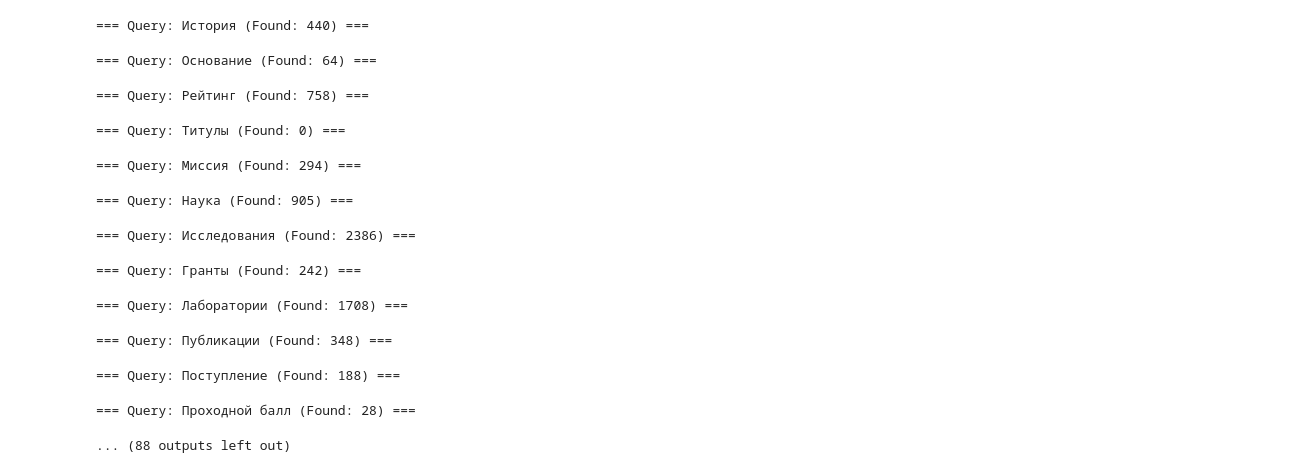
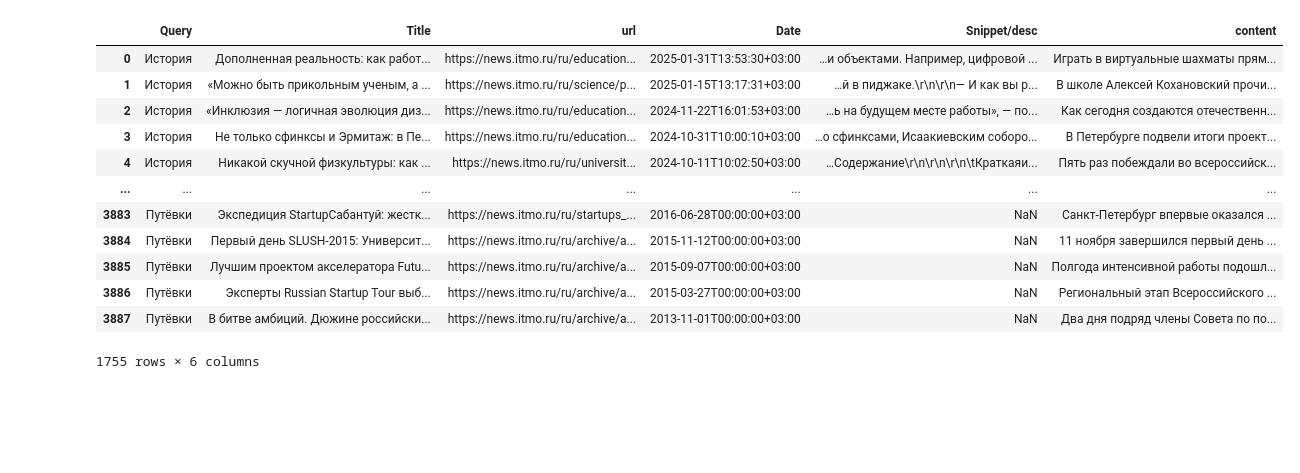
Before and after one commit to triflt/agent, a Jupyter notebook: src/utils/full_search_pipeline.ipynb, the cells around one changed output. Cells and saved outputs as stored; diff of their text form; code cells hidden in the pictures; blank space fills up the shorter version.

Commit message:
data and scheduling airflow task

```diff
--- a/src/utils/full_search_pipeline.ipynb
+++ b/src/utils/full_search_pipeline.ipynb
@@ -273,7 +610,22 @@ if __name__ == "__main__":
+# %%
+test = pd.read_csv('itmo_search_results_LARGE.csv', on_bad_lines='skip', delimiter=';')
+# %%
+test.drop_duplicates(subset='url')
+# %% [output]
+|  | Query | Title | url | Date | Snippet/desc | content |
+| 0 | История | Дополненная реальность: как работ... | https://news.itmo.ru/ru/education... | 2025-01-31T13:53:30+03:00 | …и объектами. Например, цифровой ... | Играть в виртуальные шахматы прям... |
+| 1 | История | «Можно быть прикольным ученым, а ... | https://news.itmo.ru/ru/science/p... | 2025-01-15T13:17:31+03:00 | …й в пиджаке.\r\n\r\n― И как вы р... | В школе Алексей Кохановский прочи... |
+| 2 | История | «Инклюзия — логичная эволюция диз... | https://news.itmo.ru/ru/education... | 2024-11-22T16:01:53+03:00 | …ь на будущем месте работы», — по... | Как сегодня создаются отечественн... |
+| 3 | История | Не только сфинксы и Эрмитаж: в Пе... | https://news.itmo.ru/ru/education... | 2024-10-31T10:00:10+03:00 | …о сфинксами, Исаакиевским соборо... | В Петербурге подвели итоги проект... |
+| 4 | История | Никакой скучной физкультуры: как ... | https://news.itmo.ru/ru/universit... | 2024-10-11T10:02:50+03:00 | …Содержание\r\n\r\n\r\n\tКраткаяи... | Пять раз побеждали во всероссийск... |
+| ... | ... | ... | ... | ... | ... | ... |
+| 3883 | Путёвки | Экспедиция StartupCабантуй: жестк... | https://news.itmo.ru/ru/startups_... | 2016-06-28T00:00:00+03:00 | NaN | Санкт-Петербург впервые оказался ... |
+| 3884 | Путёвки | Первый день SLUSH-2015: Университ... | https://news.itmo.ru/ru/archive/a... | 2015-11-12T00:00:00+03:00 | NaN | 11 ноября завершилcя первый день ... |
+| 3885 | Путёвки | Лучшим проектом акселератора Futu... | https://news.itmo.ru/ru/archive/a... | 2015-09-07T00:00:00+03:00 | NaN | Полгода интенсивной работы подошл... |
+| 3886 | Путёвки | Эксперты Russian Startup Tour выб... | https://news.itmo.ru/ru/archive/a... | 2015-03-27T00:00:00+03:00 | NaN | Региональный этап Всероссийского ... |
+| 3887 | Путёвки | В битве амбиций. Дюжине российски... | https://news.itmo.ru/ru/archive/a... | 2013-11-01T00:00:00+03:00 | NaN | Два дня подряд члены Совета по по... |
+1755 rows × 6 columns
 # %%
-
-
-# Example shortened queries to parse (feel free to adjust or replace them):
 queries = [
     "История", "Основание", "Рейтинг", "Титулы", "Миссия",
     "Наука", "Исследования", "Гранты", "Лаборатории", "Публикации",
@@ -296,11 +648,28 @@ queries = [
     "Трудоустройство", "Компании", "Карьерный центр", "Стартап", "Акселератор",
     "Предприниматель", "Инноватика", "Выдающиеся", "Известные", "Международные"
     "Искуственный интеллект", "Talent Hub", "AI", "ITMO", "ИТМО", "Ректор",
-    "Проректор"
+    "Проректор",
+]
+
+queries_second = [
+    "Деканат", "Кафедра", "Учёный совет", "Администрация", "Документы",
+    "Сессия", "Зачёты", "Диплом", "Практика", "Семестр",
+    "Методички", "Учебники", "Лекции", "Семинары", "Лабораторные",
+    "Профком", "Общага", "Столовая", "Медпункт", "Спортзал",
+    "Творчество", "Мероприятия", "Концерты", "Фестивали", "Конкурсы",
+    "Робототехника", "Программирование", "Биотехнологии", "Нанотехнологии", "Квантовые технологии",
+    "Машинное обучение", "Data Science", "Кибербезопасность", "Blockchain", "VR/AR",
+    "Стажировки", "Обмен студентами", "Визы", "Языковые курсы", "Международные проекты",
+    "Резюме", "Собеседование", "Практика", "Стартап-акселератор", "Бизнес-инкубатор",
+    "Менторство", "Networking", "Soft skills", "Hard skills", "Portfolio",
+    "Диссертация", "Научрук", "Патенты", "Scopus", "Web of Science",
+    "РИНЦ", "Импакт-фактор", "Монография", "Рецензирование", "Индекс Хирша",
+    "Психолог", "Тьютор", "Куратор", "Адаптация", "Инклюзив",
+    "Доступная среда", "Соцподдержка", "Материальная помощь", "Профилакторий", "Путёвки"
 ]
 
 def main():
-    csv_filename = "itmo_search_results.csv"
+    csv_filename = "itmo_search_results_second.csv"
 
     # Open CSV file for writing
     with open(csv_filename, "w", newline="", encoding="utf-8") as f:
@@ -336,18 +705,4 @@ def main():
 
 if __name__ == "__main__":
     main()
-# %% [output]
-=== Query: История (Found: 440) ===
-=== Query: Основание (Found: 64) ===
-=== Query: Рейтинг (Found: 758) ===
-=== Query: Титулы (Found: 0) ===
-=== Query: Миссия (Found: 294) ===
-=== Query: Наука (Found: 905) ===
-=== Query: Исследования (Found: 2386) ===
-=== Query: Гранты (Found: 242) ===
-=== Query: Лаборатории (Found: 1708) ===
-=== Query: Публикации (Found: 348) ===
-=== Query: Поступление (Found: 188) ===
-=== Query: Проходной балл (Found: 28) ===
-... (88 outputs left out)
 # %%
```
Also changed, not shown: parts of 9 cells of this notebook, 7 other files.
